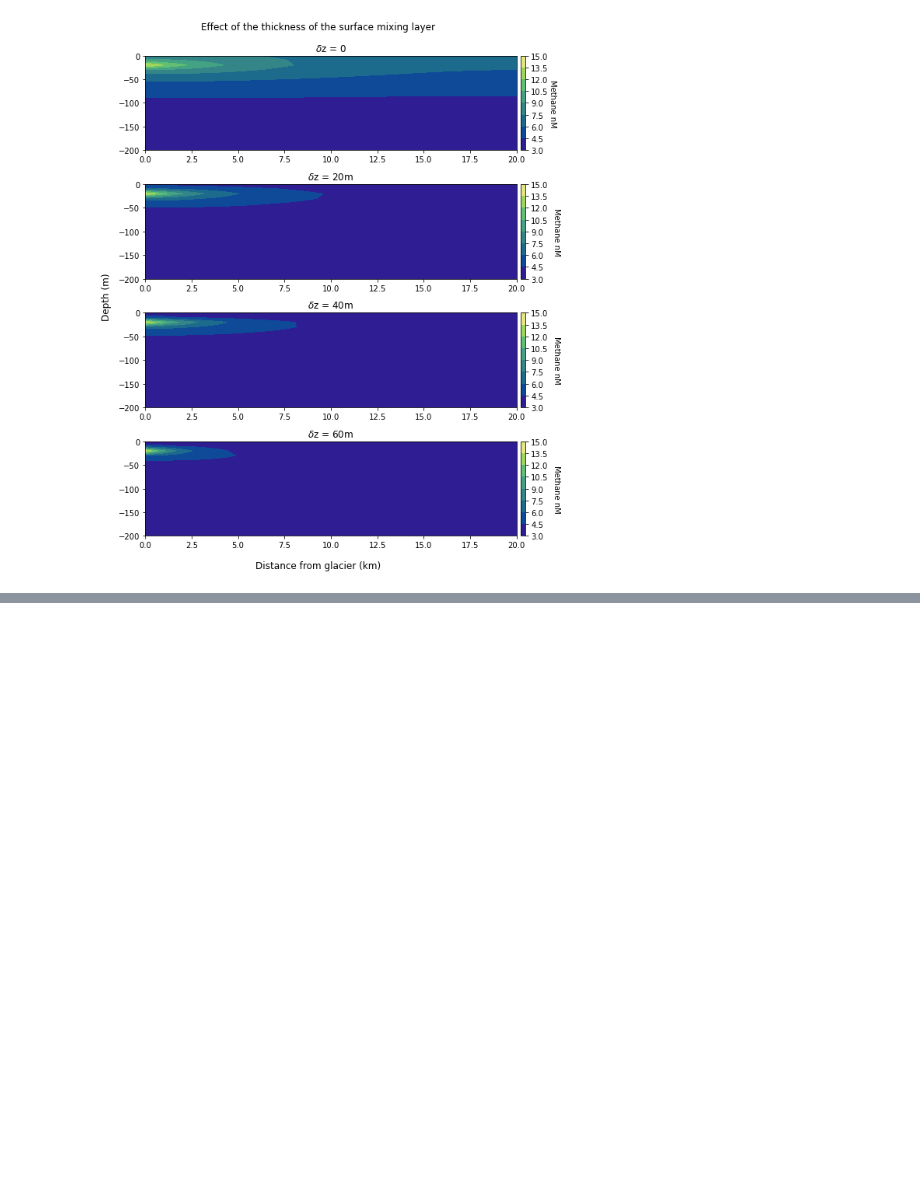
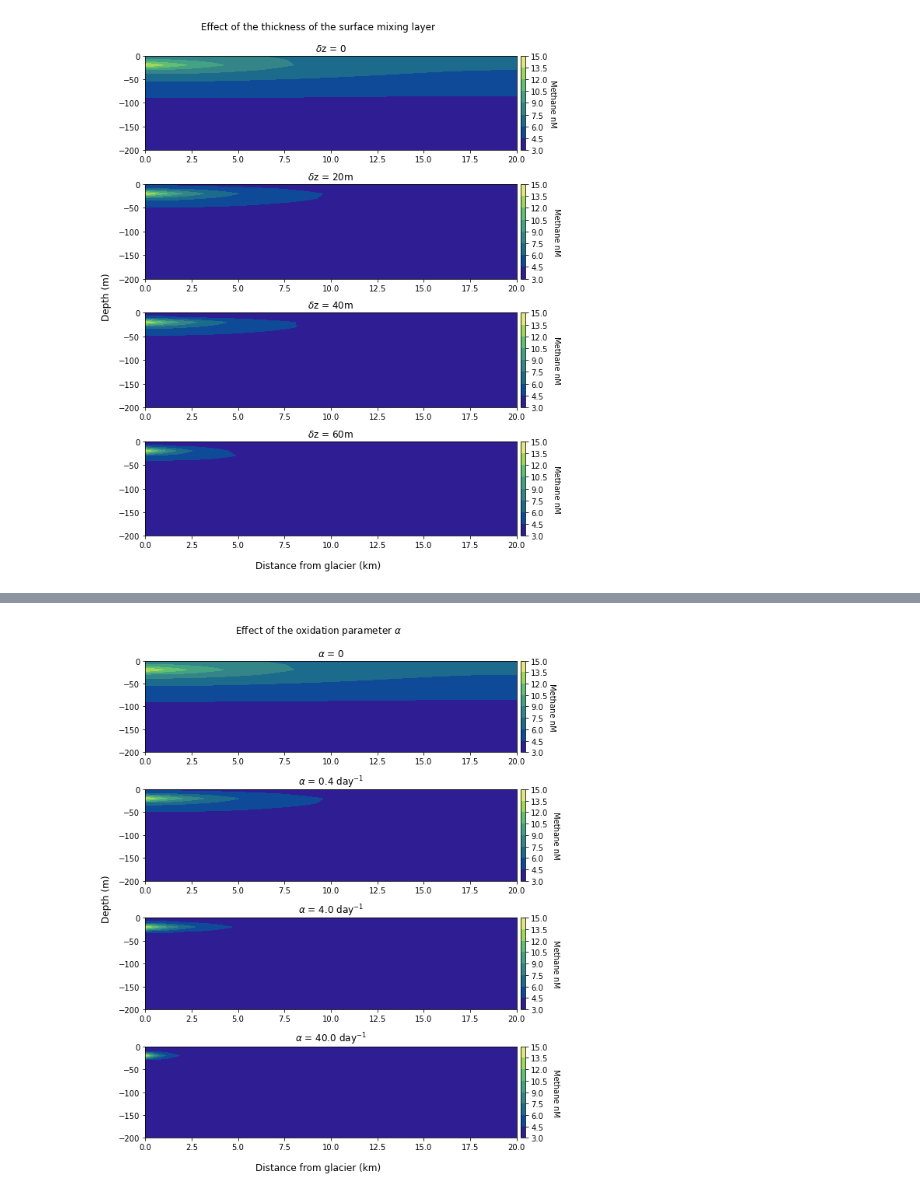
Before and after one commit to krobinson99/EOSC511Project, a Jupyter notebook: glacier_perturbations.ipynb, the cells around one changed output, grey strips where cells are left out. Saved outputs shown, nothing was run; the diff lists cells and outputs as text; code cells hidden in the pictures; blank space fills up the shorter version.

Commit message:
testing alpha sensitivity

```diff
--- a/glacier_perturbations.ipynb
+++ b/glacier_perturbations.ipynb
@@ -91,3 +92,43 @@ fig.suptitle('Limit of Mixing Layer Thickness',y=0.95,x=0.45)
 [figure]
 # %%
 # testing the effect of changing the oxidation parameter alpha
+
+Cs_alpha4, Ss_alpha4 =glacier.glacier(ngridx,ngridz,dt,zz,T,20,4/86400, steady = False)
+Cs_alpha40, Ss_alpha40 =glacier.glacier(ngridx,ngridz,dt,zz,T,20,40/86400, steady = False)
+#Cs_alpha400, Ss_alpha400 =glacier.glacier(ngridx,ngridz,dt,zz,T,20,400/86400, steady = False)
+# %%
+#compare results with different thicknesses of the mixing layer
+cmap=cmocean.cm.haline
+fig, axs=plt.subplots(4,1,figsize=(9,10))
+z = np.linspace(0,D,ngridz)
+x = np.linspace(0,L/1e3,ngridx)
+X,Z=np.meshgrid(x,z)
+
+c1=axs[0].contourf(X,-Z,C[-1,:,:].T,cmap=cmap)
+cb1=fig.colorbar(c1,ax=axs[0],pad=0.01)
+cb1.ax.get_yaxis().labelpad = 10
+axs[0].set_title('$\\alpha$ = 0')
+cb1.set_label('Methane nM', rotation=270)
+c2=axs[1].contourf(X,-Z,Cs[-1,:,:].T,cmap=cmap)
+cb2=fig.colorbar(c2,ax=axs[1],pad=0.01)
+cb2.ax.get_yaxis().labelpad = 15
+axs[1].set_title('$\\alpha$ = 0.4 day$^{-1}$')
+cb2.set_label('Methane nM', rotation=270)
+fig.suptitle('Steady vs Sinks Methane Concentration',y=0.95,x=0.45)
+c3=axs[2].contourf(X,-Z,Cs_alpha4[-1,:,:].T,cmap=cmap)
+cb3=fig.colorbar(c3,ax=axs[2],pad=0.01)
+cb3.ax.get_yaxis().labelpad = 15
+axs[2].set_title('$\\alpha$ = 4.0 day$^{-1}$')
+cb3.set_label('Methane nM', rotation=270)
+c4=axs[3].contourf(X,-Z,Cs_alpha40[-1,:,:].T,cmap=cmap)
+cb4=fig.colorbar(c4,ax=axs[3],pad=0.01)
+cb4.ax.get_yaxis().labelpad = 15
+axs[3].set_title('$\\alpha$ = 40.0 day$^{-1}$')
+cb4.set_label('Methane nM', rotation=270)
+fig.suptitle('Effect of the oxidation parameter $\\alpha$',y=0.99,x=0.45)
+fig.supxlabel('Distance from glacier (km)',x=0.45)
+fig.supylabel('Depth (m)',x=0.02)
+plt.tight_layout()
+#plt.savefig('alpha_sensitivity.pdf')
+# %% [output]
+[figure, added]
```
Also changed, not shown: parts of 2 cells of this notebook, 1 other file.
